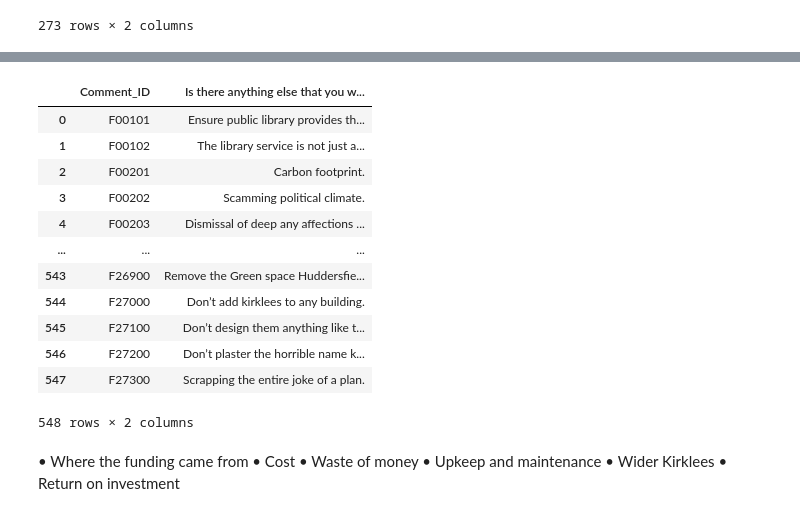
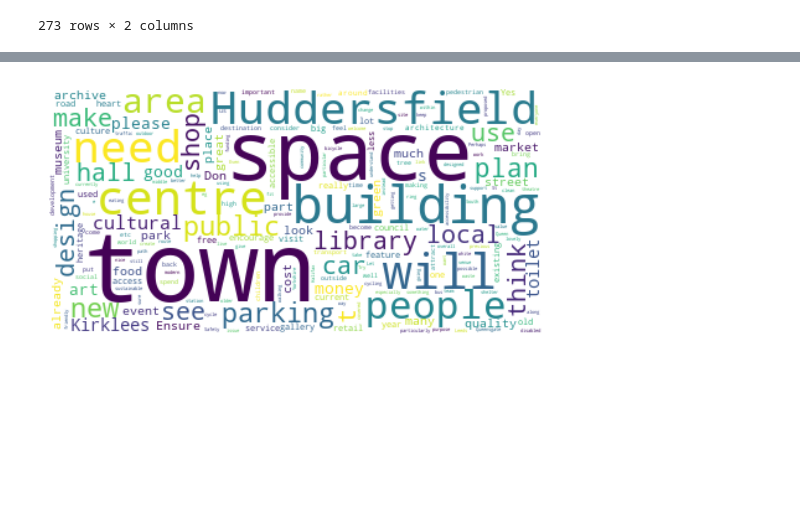
Before and after one commit to judytruchuynh/ConterContext, a Jupyter notebook: text_analysis.ipynb, the cells around one changed output, grey strips where cells are left out. Saved outputs shown, nothing was run; the diff lists cells and outputs as text; code cells hidden in the pictures; blank space fills up the shorter version.

```diff
--- a/text_analysis.ipynb
+++ b/text_analysis.ipynb
@@ -105,55 +60,4 @@ recommendations_list
-# %%
-import re
-import pandas as pd
-
-
-# Create a regex pattern to match sentences
-pattern = r"(?<!\w\.\w.)(?<![A-Z][a-z]\.)(?<=\.|\?)\s"
-
-# Split the values with multiple sentences into different observations
-split_values = df_1['Is there anything else that you would like the team to consider as they continue to develop the design of the buildings and public spaces?'].str.split(pattern)
-
-# Create a new dataframe to store the split observations
-new_rows = []
-for i, value in enumerate(split_values):
-    if len(value) > 1:
-        current_code = f"F{i+1:03d}"
-        for j, sentence in enumerate(value):
-            new_code = f"{current_code}{j+1:02d}"
-            new_rows.append({
-                'Comment_ID': new_code,
-                'Is there anything else that you would like the team to consider as they continue to develop the design of the buildings and public spaces?': sentence
-            })
-    else:
-        current_code = f"F{i+1:03d}"
-        new_code = f"{current_code}00"
-        new_rows.append({
-            'Comment_ID': new_code,
-            'Is there anything else that you would like the team to consider as they continue to develop the design of the buildings and public spaces?': value[0]
-        })
-
-new_df = pd.DataFrame(new_rows)
-
-# Print the new dataframe
-new_df
-# %% [output]
-|  | Comment_ID | Is there anything else that you w... |
-| 0 | F00101 | Ensure public library provides th... |
-| 1 | F00102 | The library service is not just a... |
-| 2 | F00201 | Carbon footprint. |
-| 3 | F00202 | Scamming political climate. |
-| 4 | F00203 | Dismissal of deep any affections ... |
-| ... | ... | ... |
-| 543 | F26900 | Remove the Green space Huddersfie... |
-| 544 | F27000 | Don’t add kirklees to any building. |
-| 545 | F27100 | Don’t design them anything like t... |
-| 546 | F27200 | Don’t plaster the horrible name k... |
-| 547 | F27300 | Scrapping the entire joke of a plan. |
-548 rows × 2 columns
-# %% [markdown]
-•	Where the funding came from
-•	Cost
-•	Waste of money
-•	Upkeep and maintenance
-•	Wider Kirklees
-•	Return on investment
+# %%
+generate_wordcloud(df_1, 'Is there anything else that you would like the team to consider as they continue to develop the design of the buildings and public spaces?')
+# %% [output]
+[figure, added]
```
Also changed, not shown: parts of 65 cells of this notebook, 2 other files.
